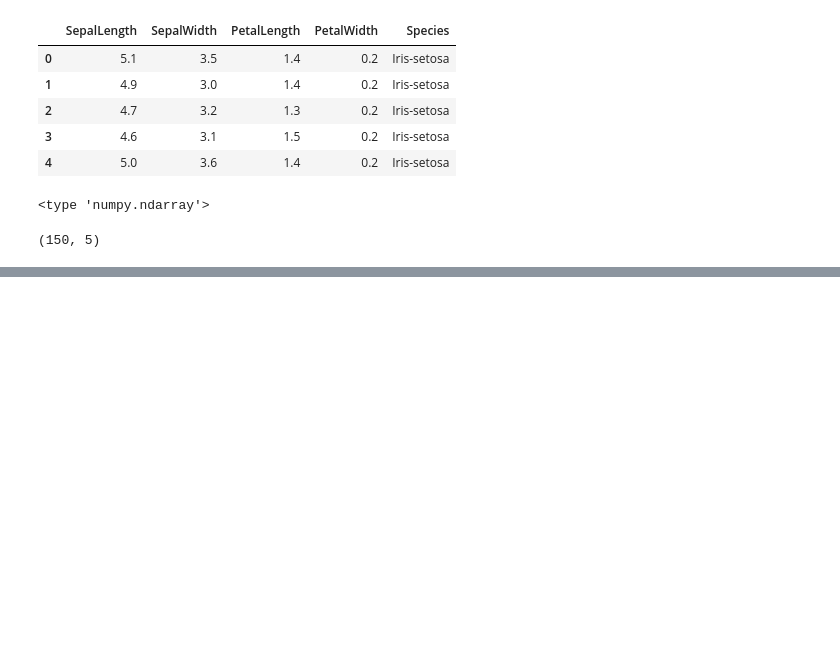
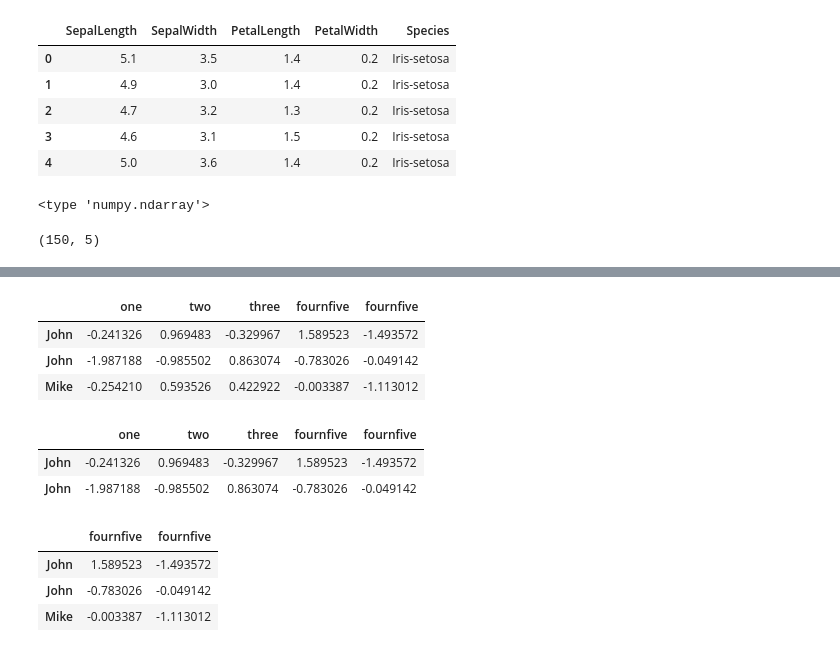
Before and after one commit to ambujtewari/stats607a-fall2014, a Jupyter notebook: Lecture 09.ipynb, the cells around one changed output, grey strips where cells are left out. Saved outputs shown, nothing was run; the diff lists cells and outputs as text; code cells hidden in the pictures; blank space fills up the shorter version.

```diff
--- a/Lecture 09.ipynb
+++ b/Lecture 09.ipynb
@@ -273,0 +393,24 @@ iris_vals.shape
+# %%
+# create a DataFrame with duplicate column names and row index values
+df = pd.DataFrame(np.random.randn(3, 5), columns=['one', 'two', 'three', 'fournfive', 'fournfive'],
+                  index=['John','John','Mike'])
+# %%
+df
+# %% [output]
+|  | one | two | three | fournfive | fournfive |
+| John | -0.241326 | 0.969483 | -0.329967 | 1.589523 | -1.493572 |
+| John | -1.987188 | -0.985502 | 0.863074 | -0.783026 | -0.049142 |
+| Mike | -0.254210 | 0.593526 | 0.422922 | -0.003387 | -1.113012 |
+# %%
+df.ix['John']  # returns all rows with index 'John'
+# %% [output]
+|  | one | two | three | fournfive | fournfive |
+| John | -0.241326 | 0.969483 | -0.329967 | 1.589523 | -1.493572 |
+| John | -1.987188 | -0.985502 | 0.863074 | -0.783026 | -0.049142 |
+# %%
+df['fournfive']  # returns all columns with index 'fournfive'
+# %% [output]
+|  | fournfive | fournfive |
+| John | 1.589523 | -1.493572 |
+| John | -0.783026 | -0.049142 |
+| Mike | -0.003387 | -1.113012 |
```
Also changed, not shown: parts of 29 cells of this notebook.
